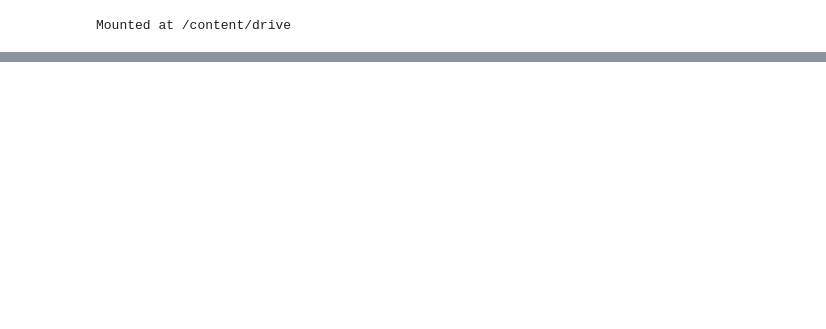
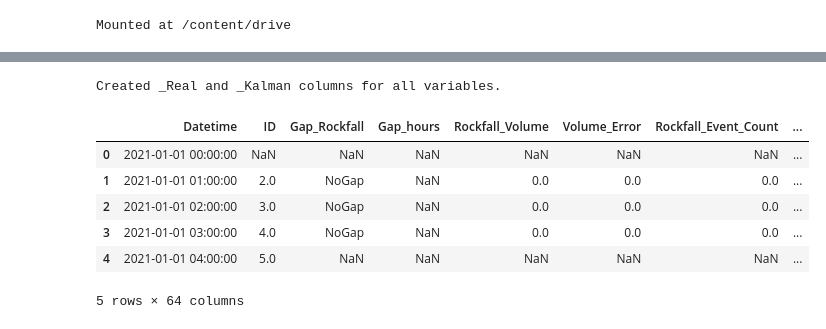
Before and after one commit to glwat/Durham_Masters, a Jupyter notebook: Missing_Data_Imputation.ipynb, the cells around one changed output, grey strips where cells are left out. Saved outputs shown, nothing was run; the diff lists cells and outputs as text; code cells hidden in the pictures; blank space fills up the shorter version.

```diff
--- a/Missing_Data_Imputation.ipynb
+++ b/Missing_Data_Imputation.ipynb
@@ -320,0 +442,39 @@ memory usage: 4.0+ MB
+# %%
+#@title Codeblock K005: Prepare Kalman Imputation Columns
+
+import pandas as pd
+import numpy as np
+
+vars_to_impute = [
+    "Total_Rainfall", "Air_Temp", "Relative_Humidity", "Hourly_Rainfall",
+    "TA", "Tmean", "Tmin", "Tmax", "Tmeandiff", "Tmindiff", "Tmaxdiff",
+    "W1-BSS-Tmean", "W2-IBSS-Tmean", "Ref_Mean", "Ref_Max", "Ref_Min",
+    "Ref_Range", "Ref_sd"
+]
+
+# Ensure numeric dtype
+for var in vars_to_impute:
+    df[var] = pd.to_numeric(df[var], errors="coerce")
+
+# Create Real + Kalman columns
+for var in vars_to_impute:
+    real_col = f"{var}_Real"
+    kalman_col = f"{var}_Kalman"
+
+    # 1 = real, 0 = missing/imputed
+    df[real_col] = np.where(df[var].isna(), 0, 1)
+
+    # Initialise Kalman column with original values (will be overwritten later)
+    df[kalman_col] = df[var].copy()
+
+print("Created _Real and _Kalman columns for all variables.")
+df.head()
+# %% [output]
+Created _Real and _Kalman columns for all variables.
+|  | Datetime | ID | Gap_Rockfall | Gap_hours | Rockfall_Volume | Volume_Error | Rockfall_Event_Count | ... |
+| 0 | 2021-01-01 00:00:00 | NaN | NaN | NaN | NaN | NaN | NaN | ... |
+| 1 | 2021-01-01 01:00:00 | 2.0 | NoGap | NaN | 0.0 | 0.0 | 0.0 | ... |
+| 2 | 2021-01-01 02:00:00 | 3.0 | NoGap | NaN | 0.0 | 0.0 | 0.0 | ... |
+| 3 | 2021-01-01 03:00:00 | 4.0 | NoGap | NaN | 0.0 | 0.0 | 0.0 | ... |
+| 4 | 2021-01-01 04:00:00 | 5.0 | NaN | NaN | NaN | NaN | NaN | ... |
+5 rows × 64 columns
```
Also changed, not shown: parts of 21 cells of this notebook.
